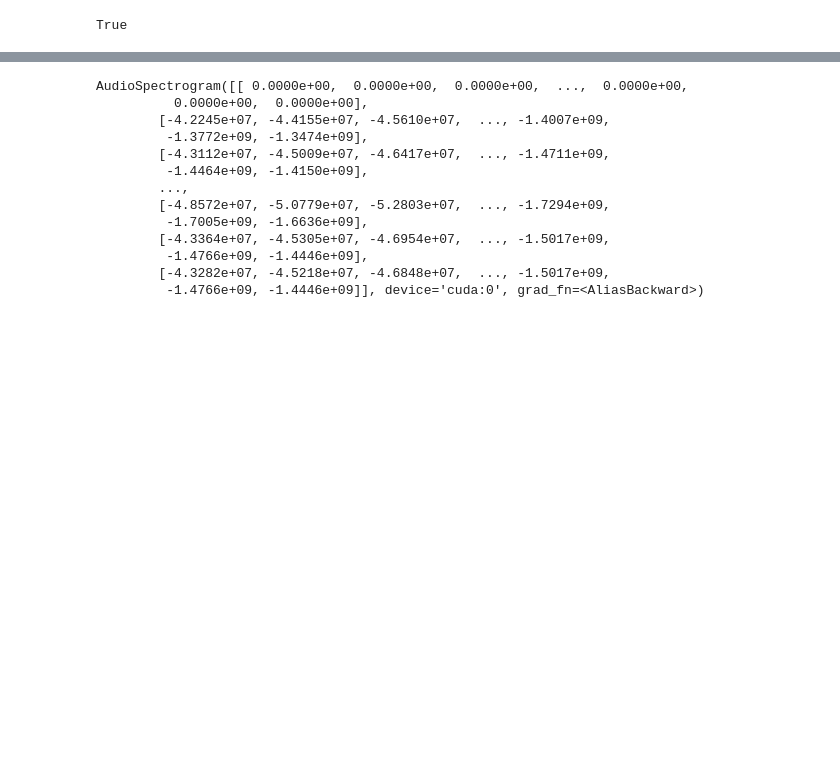
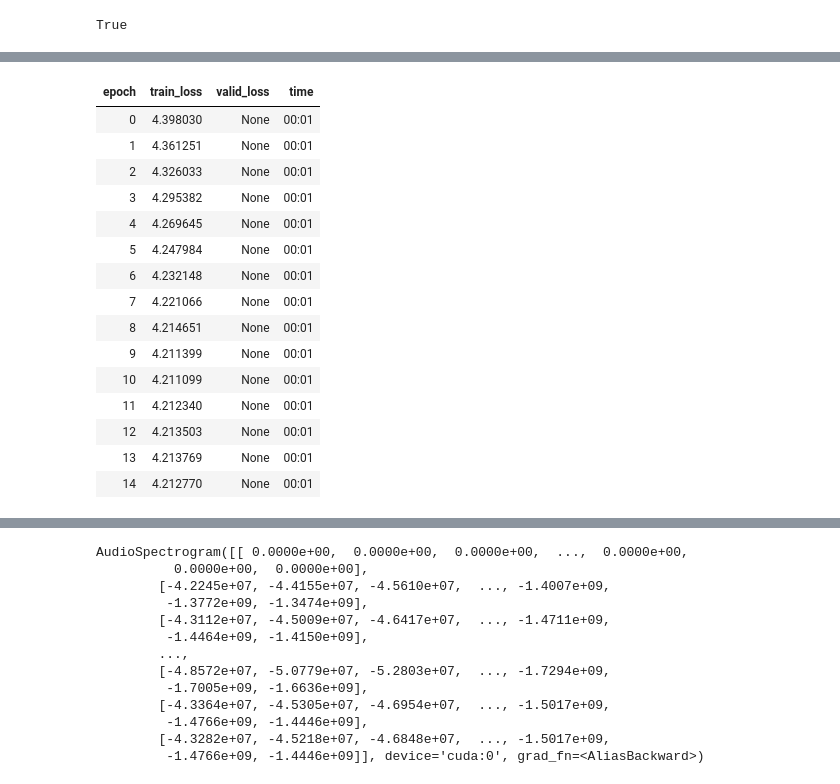
Before and after one commit to mizoru/pronunciation-trainer, a Jupyter notebook: training-QuartzNet.ipynb, the cells around one changed output, grey strips where cells are left out. Drawn from its saved outputs; the diff is of its cells as text; code cells hidden in the pictures; blank space fills up the shorter version.

```diff
--- a/training-QuartzNet.ipynb
+++ b/training-QuartzNet.ipynb
@@ -385,0 +378,19 @@ RuntimeError: Expected 3-dimensional input for 3-dimensional weight [256, 128, 3
+# %%
+learn.fit(15,5e-3)
+# %% [output]
+| epoch | train_loss | valid_loss | time |
+| 0 | 4.398030 | None | 00:01 |
+| 1 | 4.361251 | None | 00:01 |
+| 2 | 4.326033 | None | 00:01 |
+| 3 | 4.295382 | None | 00:01 |
+| 4 | 4.269645 | None | 00:01 |
+| 5 | 4.247984 | None | 00:01 |
+| 6 | 4.232148 | None | 00:01 |
+| 7 | 4.221066 | None | 00:01 |
+| 8 | 4.214651 | None | 00:01 |
+| 9 | 4.211399 | None | 00:01 |
+| 10 | 4.211099 | None | 00:01 |
+| 11 | 4.212340 | None | 00:01 |
+| 12 | 4.213503 | None | 00:01 |
+| 13 | 4.213769 | None | 00:01 |
+| 14 | 4.212770 | None | 00:01 |
```
Also changed, not shown: parts of 45 cells of this notebook.
